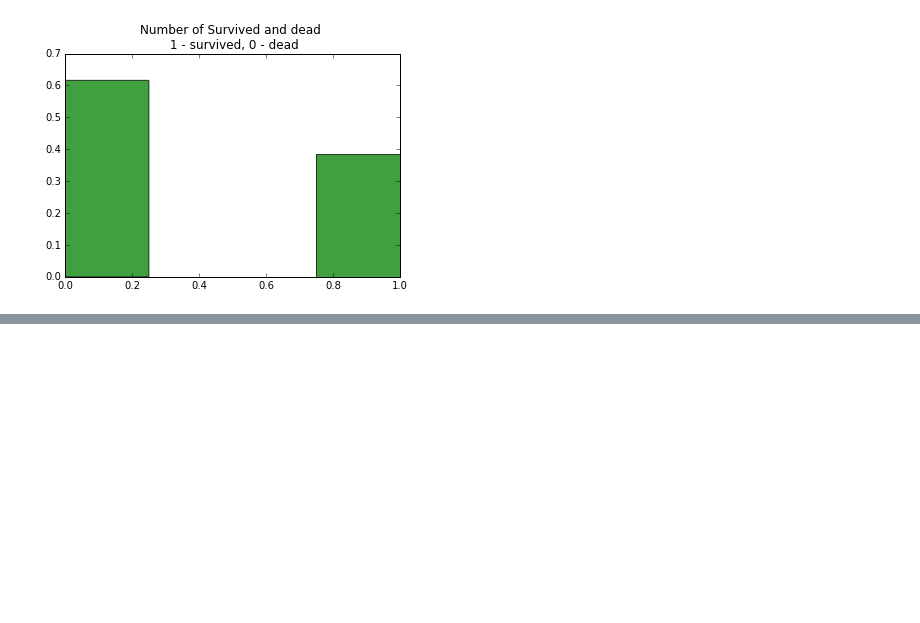
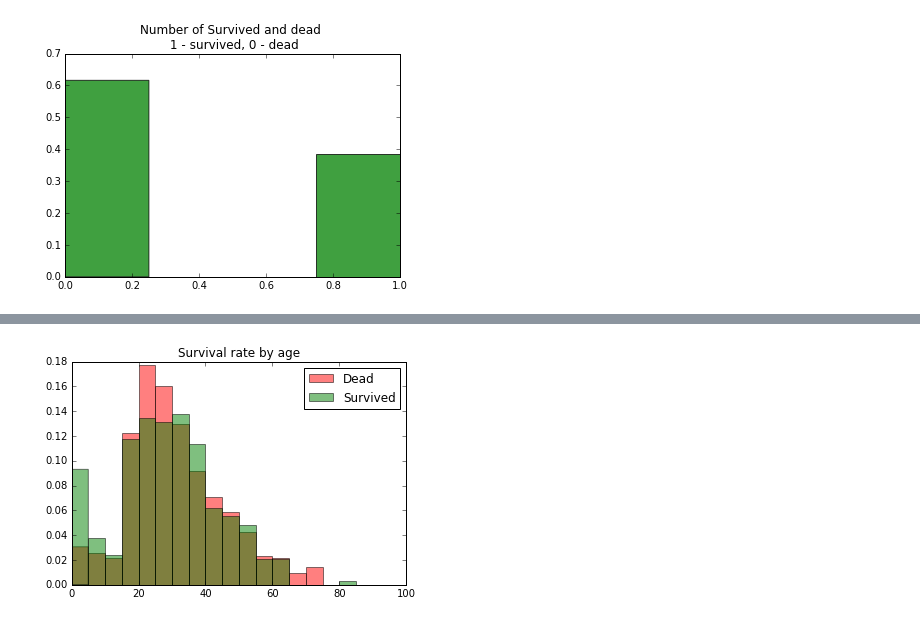
Before and after one commit to Sirorezka/Titanic, a Jupyter notebook: ipynb/graphs.ipynb, the cells around one changed output, grey strips where cells are left out. Cells and saved outputs as stored; diff of their text form; code cells hidden in the pictures; blank space fills up the shorter version.

```diff
--- a/ipynb/graphs.ipynb
+++ b/ipynb/graphs.ipynb
@@ -53,0 +172,41 @@ pl.show()
+# %%
+# age
+X = data[:,5]
+X[X==""] = 0
+X_weights = np.ones_like(X).astype(float)
+y_class = data[:,1].astype(np.integer)
+y_names = y_class.astype(str)
+y_names[y_class==1] = 'Survived'
+y_names[y_class==0] = 'Dead'
+y_names[X=='0'] = 'not defined'
+
+for my_class in np.unique(y_names):
+   X_weights[y_names == my_class] = 1/sum(y_names == my_class)
+
+#print (X[y_names == 'Survived'])
+
+width = 0.2
+i_ind = 0
+col_arr = ['red','green']
+for my_class in ("Dead","Survived"):
+    pl_data = X[y_names==my_class].astype(float)
+    pl_weight = X_weights[y_names==my_class].astype(float)
+    #print (pl_data)
+    #ind = np.arange(len(np.unique(X)))
+    plt.hist(pl_data,
+             bins = 20,
+             range = [0,100],
+             weights = pl_weight,
+             alpha = 0.5,
+             label = my_class,
+             color = col_arr[i_ind])
+
+
+    i_ind = i_ind + 1
+
+
+plt.legend(loc='upper right')
+plt.title ("Survival rate by age")
+plt.show()
+# %% [output]
+[figure, added]
```
Also changed, not shown: parts of 14 cells of this notebook, 1 other file.
